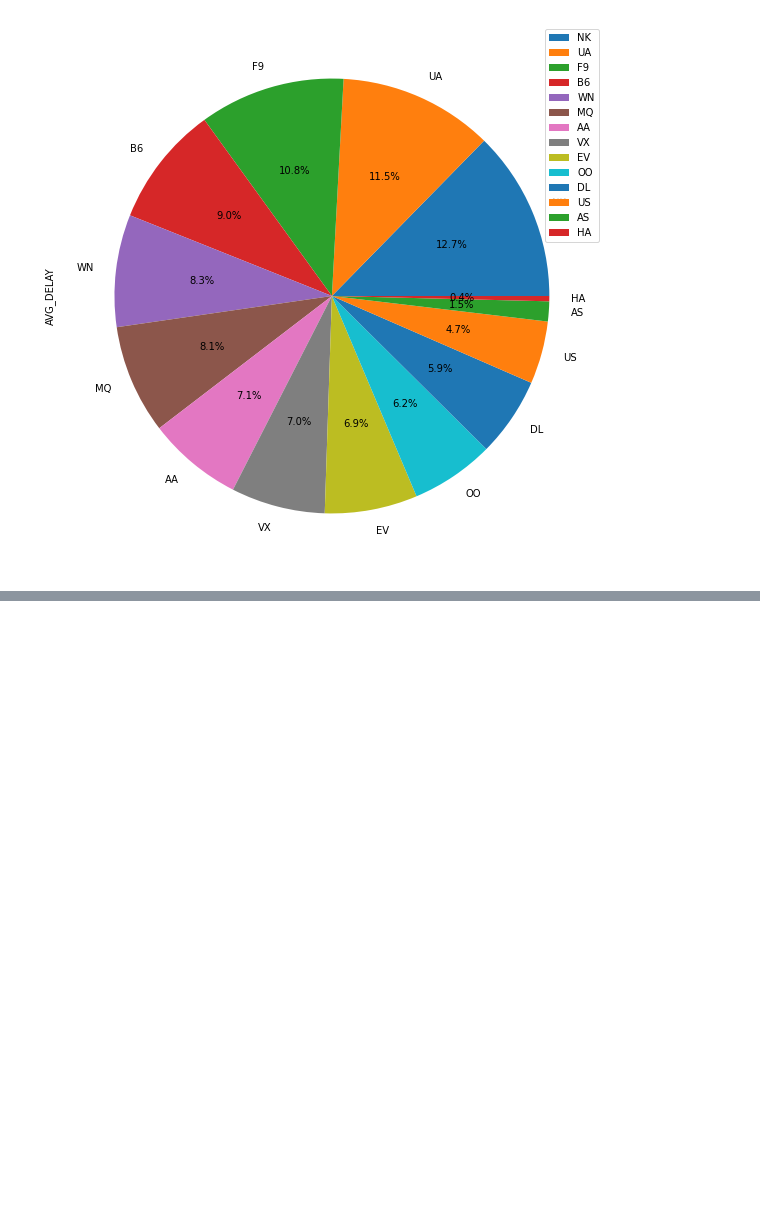
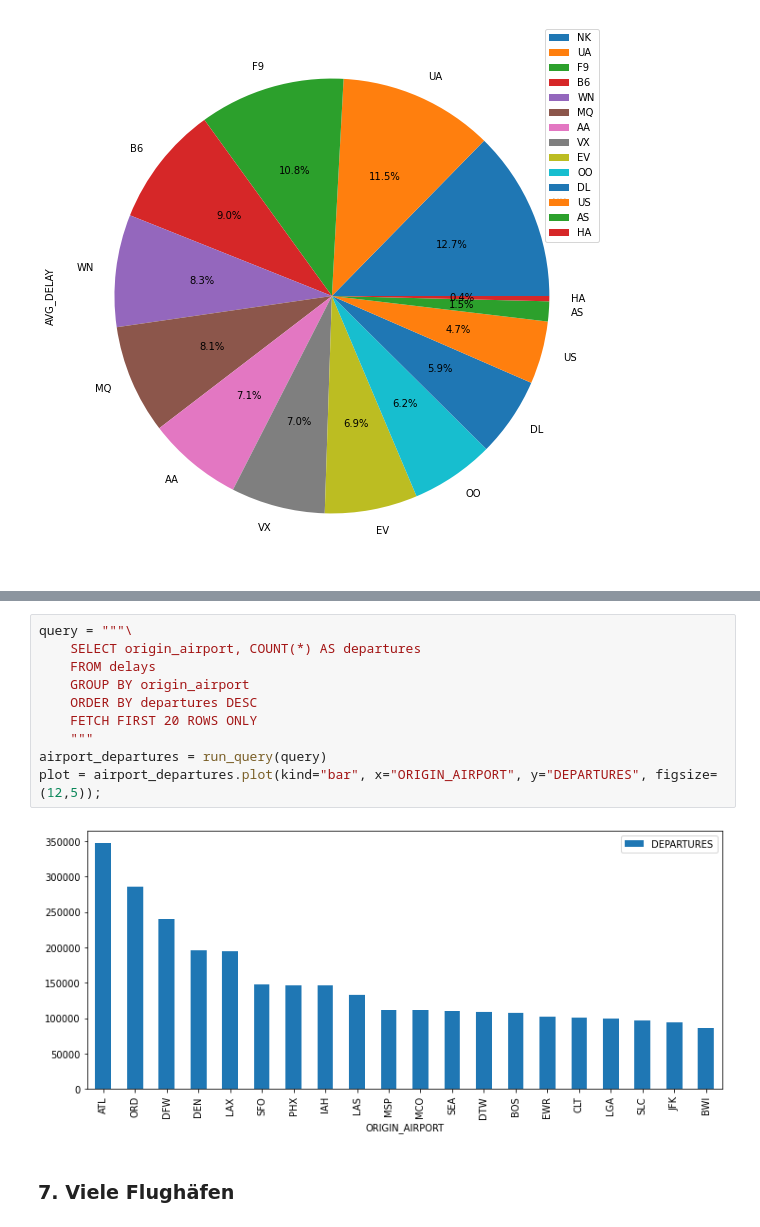
Before and after one commit to behzad1993/Data-Warehousing, a Jupyter notebook: ue3/Ueb3-Primer-pandas-oracle.ipynb, the cells around one changed output, grey strips where cells are left out. Cells and saved outputs as stored; diff of their text form; blank space fills up the shorter version.

```diff
--- a/ue3/Ueb3-Primer-pandas-oracle.ipynb
+++ b/ue3/Ueb3-Primer-pandas-oracle.ipynb
@@ -313,0 +274,14 @@ _=g.set_xticklabels(df['STATE'], rotation=90)
+# %%
+query = """\
+    SELECT origin_airport, COUNT(*) AS departures
+    FROM delays
+    GROUP BY origin_airport
+    ORDER BY departures DESC
+    FETCH FIRST 20 ROWS ONLY
+    """
+airport_departures = run_query(query)
+plot = airport_departures.plot(kind="bar", x="ORIGIN_AIRPORT", y="DEPARTURES", figsize=(12,5));
+# %% [output]
+[figure, added]
+# %% [markdown]
+### 7. Viele Flughäfen
```
Also changed, not shown: parts of 19 cells of this notebook.
